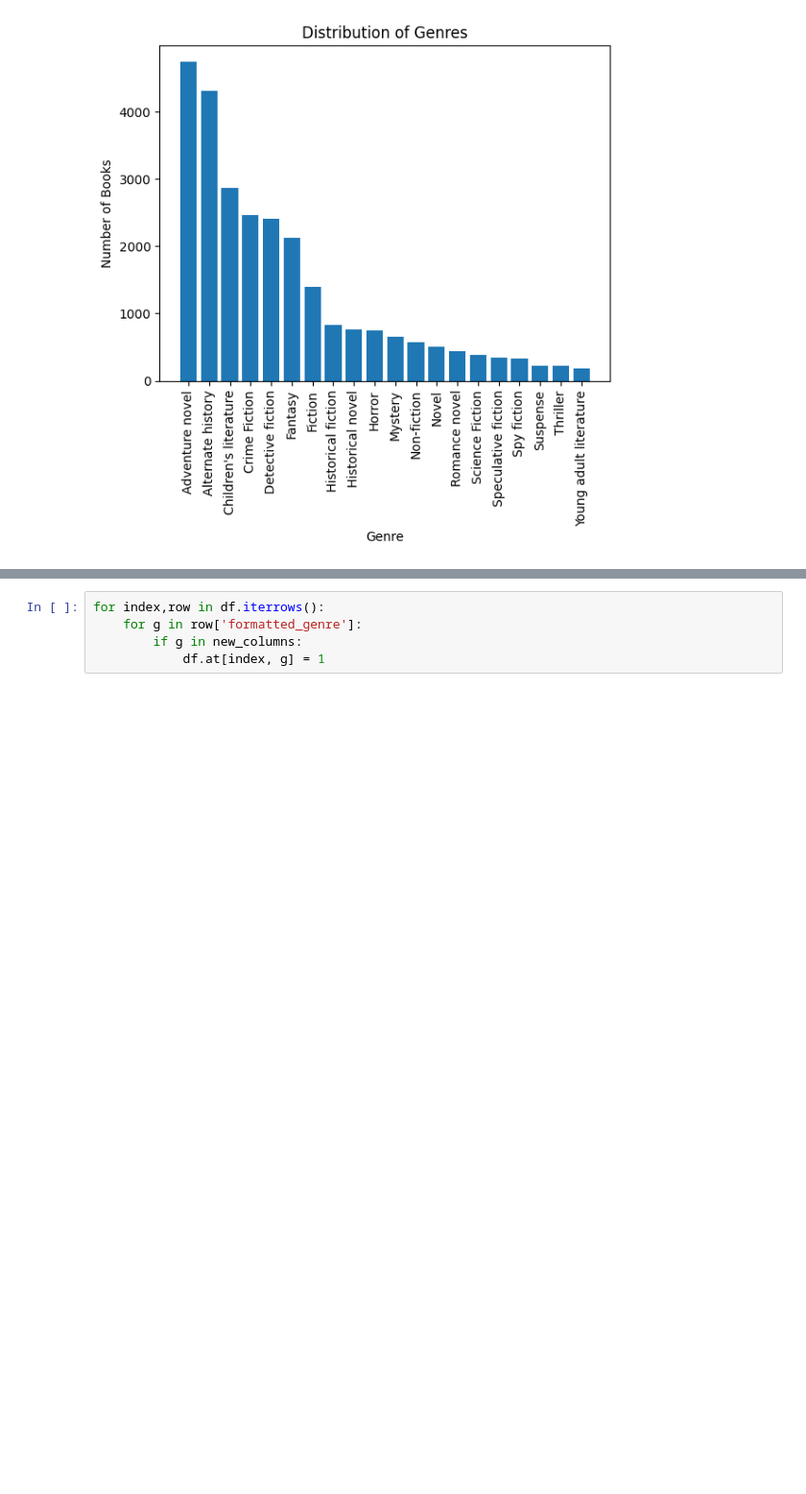
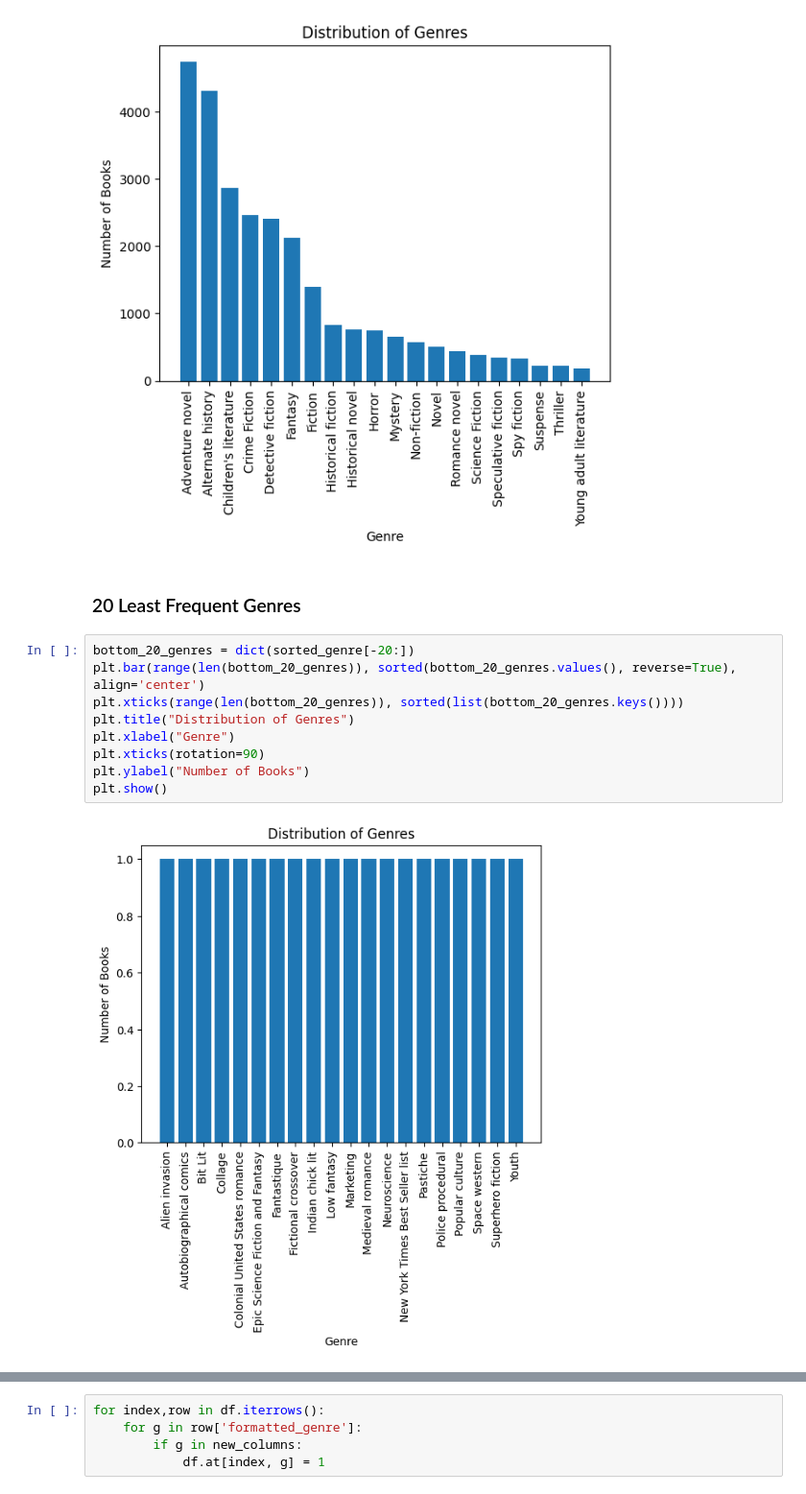
Before and after one commit to czastudil/cis5590-project, a Jupyter notebook: multilabel-classifier.ipynb, the cells around one changed output, grey strips where cells are left out. Shown at 96% size. Drawn from its saved outputs; the diff is of its cells as text; blank space fills up the shorter version.

```diff
--- a/multilabel-classifier.ipynb
+++ b/multilabel-classifier.ipynb
@@ -198,3 +208,16 @@ plt.ylabel("Number of Books")
 plt.show()
 # %% [output]
 [figure]
+# %% [markdown]
+### 20 Least Frequent Genres
+# %%
+bottom_20_genres = dict(sorted_genre[-20:])
+plt.bar(range(len(bottom_20_genres)), sorted(bottom_20_genres.values(), reverse=True), align='center')
+plt.xticks(range(len(bottom_20_genres)), sorted(list(bottom_20_genres.keys())))
+plt.title("Distribution of Genres")
+plt.xlabel("Genre")
+plt.xticks(rotation=90)
+plt.ylabel("Number of Books")
+plt.show()
+# %% [output]
+[figure, added]
```
Also changed, not shown: parts of 27 cells of this notebook.
